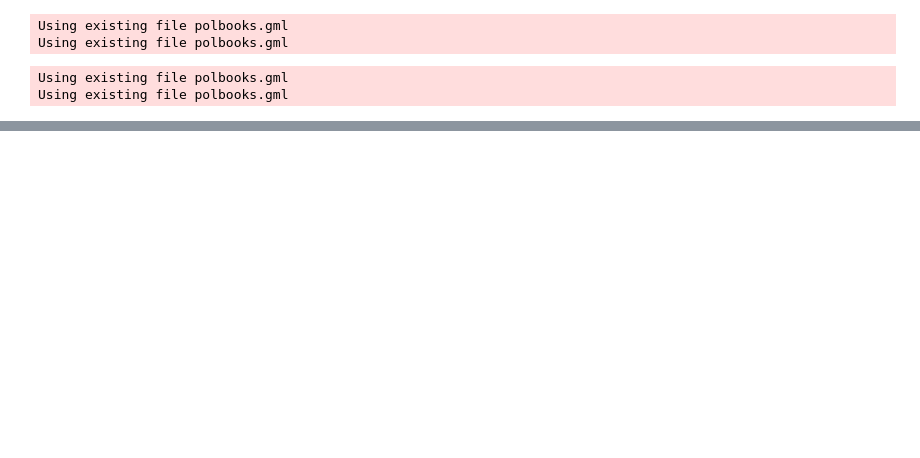
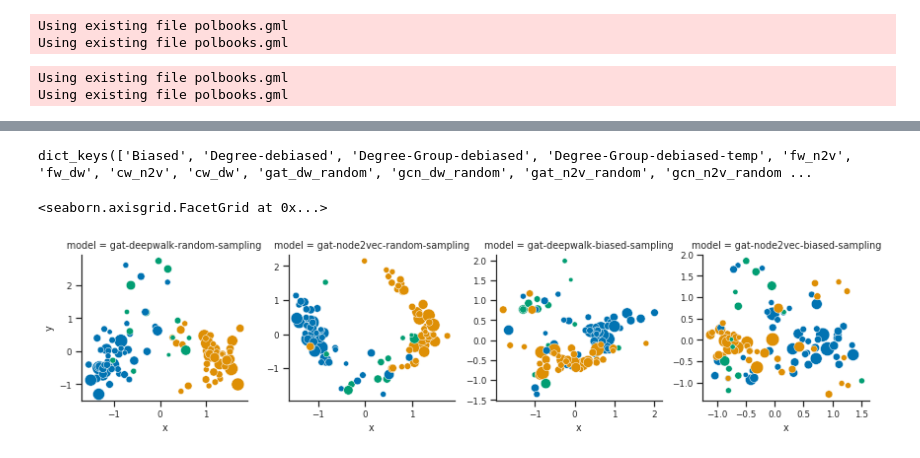
Before and after one commit to thunderock/residual2vec_, a Jupyter notebook: notebooks/RESULTS/demonstrating_r2v_models_outvec_dim=16.ipynb, the cells around one changed output, grey strips where cells are left out. Drawn from its saved outputs; the diff is of its cells as text; code cells hidden in the pictures; blank space fills up the shorter version.

```diff
--- a/notebooks/RESULTS/demonstrating_r2v_models_outvec_dim=16.ipynb
+++ b/notebooks/RESULTS/demonstrating_r2v_models_outvec_dim=16.ipynb
@@ -349,0 +350,56 @@ g.map(sns.scatterplot, "x", "y", "group", "degree", sizes=(10, 200), palette = s
+# %%
+embs.keys()
+# %% [output]
+dict_keys(['Biased', 'Degree-debiased', 'Degree-Group-debiased', 'Degree-Group-debiased-temp', 'fw_n2v', 'fw_dw', 'cw_n2v', 'cw_dw', 'gat_dw_random', 'gcn_dw_random', 'gat_n2v_random', 'gcn_n2v_random ...
+# %%
+plot_data_all = []
+
+deg = np.array(A.sum(axis=0)).reshape(-1)
+row = 0
+keys = ['gat_n2v_random', 'gat_n2v_r2v', 'gat_dw_random', 'gat_dw_r2v']
+mp = {
+    'gat_n2v_random': 'gat-node2vec-random-sampling', 'gat_n2v_r2v': 'gat-node2vec-biased-sampling',
+    'gat_dw_random': 'gat-deepwalk-random-sampling', 'gat_dw_r2v': 'gat-deepwalk-biased-sampling'
+    ,
+   'fw_dw': 'fairwalk-deepwalk', 'cw_dw': 'crosswalk-deepwalk', 'fw_n2v': "fairwalk-node2vec", 'cw_n2v': "crosswalk-node2vec",
+}
+for idx, (k, emb) in enumerate(embs.items()):
+    if k not in keys: continue
+    emb = embs[k]
+    if idx % 4 == 0: row += 1
+    xy = PCA(n_components=2).fit_transform(emb)
+    plot_data_all += [
+        pd.DataFrame(
+            {
+                "x": xy[:, 0],
+                "y": xy[:, 1],
+                "group": group_ids,
+                "model": mp[k],
+                "degree": deg,
+                "row": row
+            }
+        )
+    ]
+
+plot_data_all = pd.concat(plot_data_all)
+#
+sns.set_style("white")
+sns.set(font_scale=.8)
+sns.set_style("ticks")
+# fig, ax = plt.subplots(figsize=(7,5))
+
+g = sns.FacetGrid(
+    data=plot_data_all,
+#     row="row",
+    col='model',
+    sharex=False,
+    sharey=False,
+    col_wrap=4
+
+)
+
+g.map(sns.scatterplot, "x", "y", "group", "degree", sizes=(20, 200), palette = sns.color_palette("colorblind", n_colors=3), )
+# g.fig.suptitle("WORD2VEC")
+# %% [output]
+<seaborn.axisgrid.FacetGrid at 0x...>
+[figure, added]
```
Also changed, not shown: parts of 5 cells of this notebook, 4 other files.
